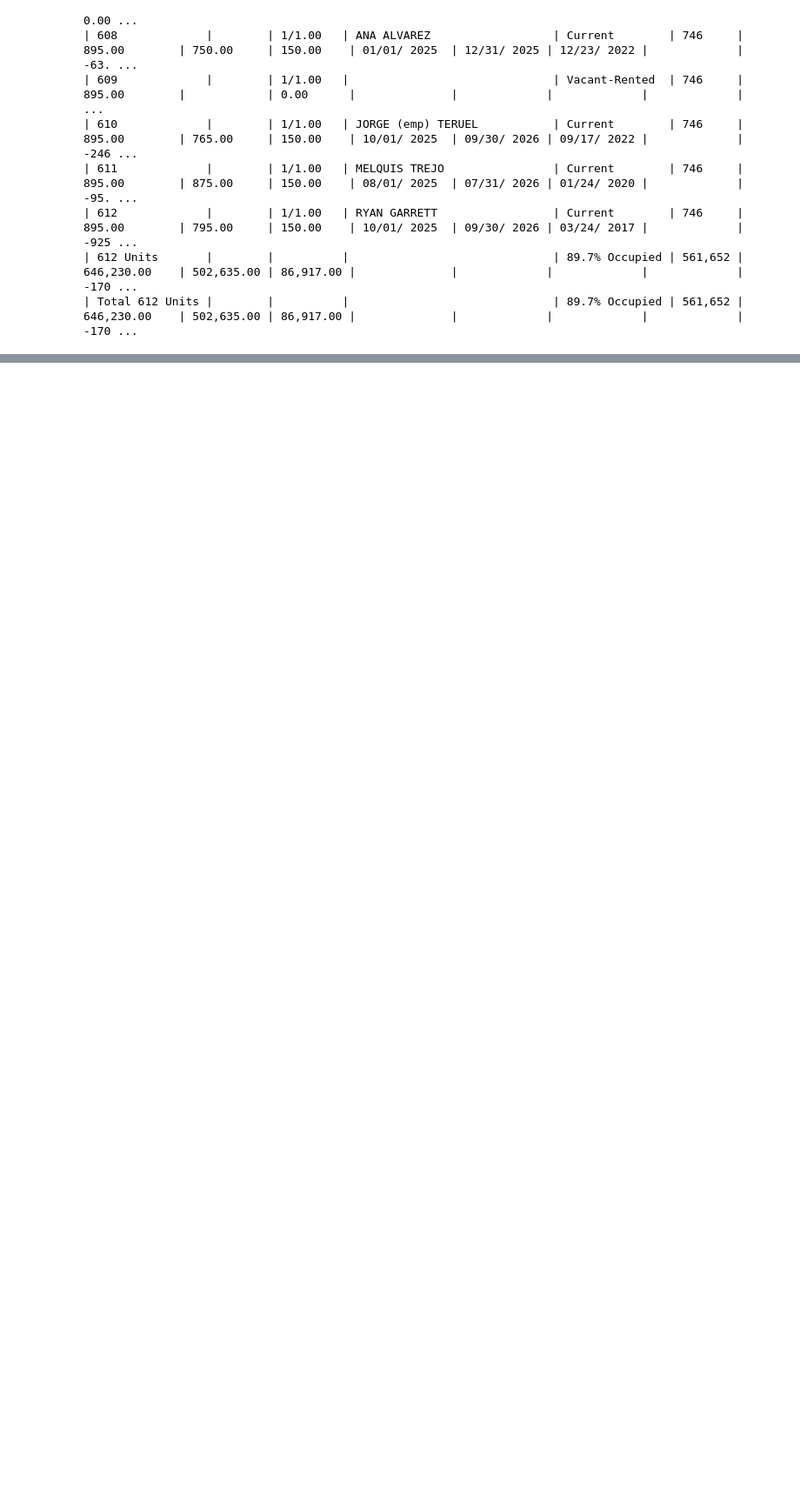
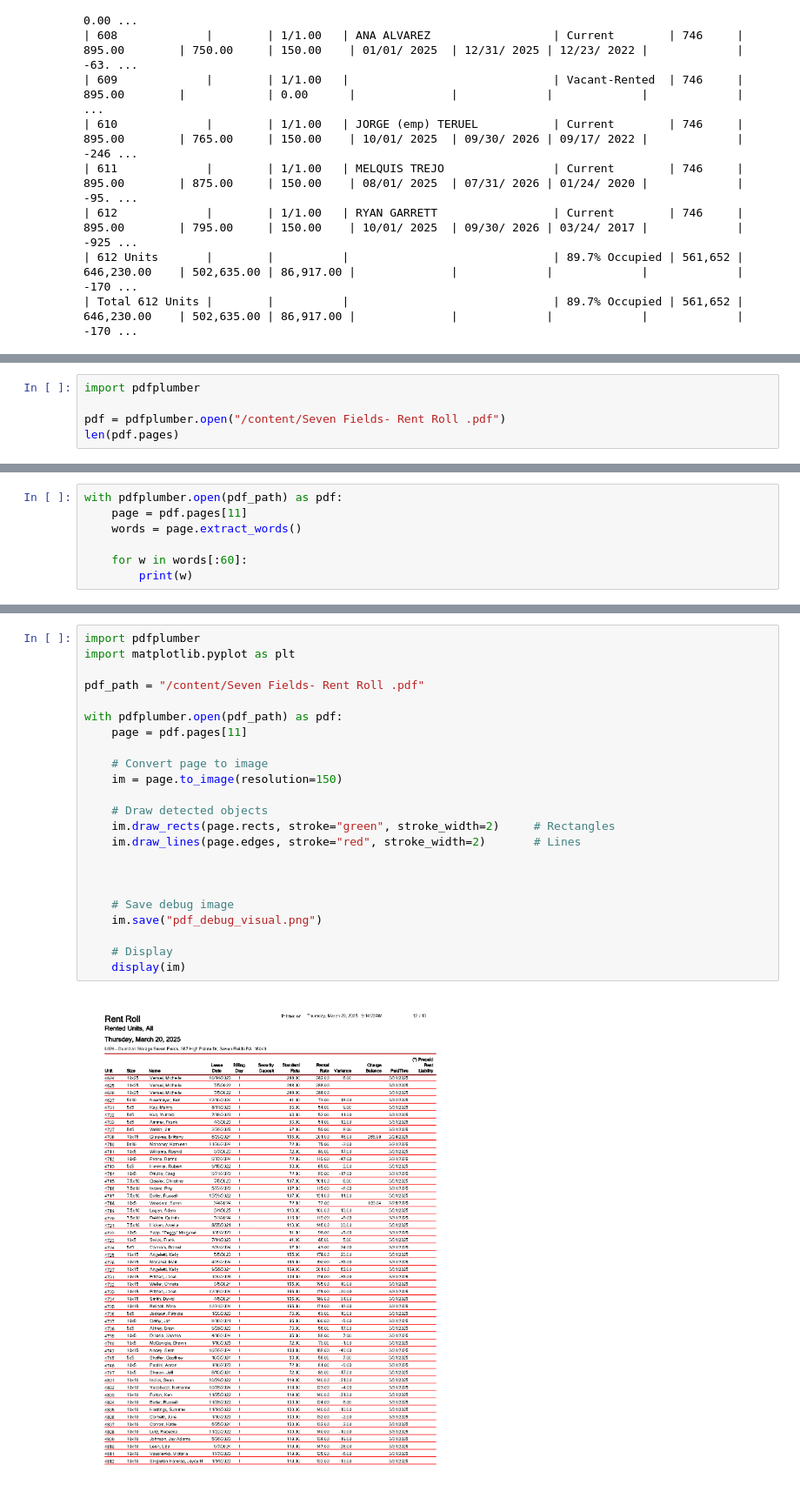
Before and after one commit to Imtiaj-Sajin/pdf-to-excel, a Jupyter notebook: RentRoll_extractor.ipynb, the cells around one changed output, grey strips where cells are left out. Shown at 87% size. Cells and saved outputs as stored; diff of their text form; blank space fills up the shorter version.

```diff
--- a/RentRoll_extractor.ipynb
+++ b/RentRoll_extractor.ipynb
@@ -3298,0 +3307,5 @@ Saved to /content/Perfect_Rent_Roll.csv
+# %%
+import pdfplumber
+
+pdf = pdfplumber.open("/content/Seven Fields- Rent Roll .pdf")
+len(pdf.pages)
@@ -3298,0 +3421,7 @@ Saved to /content/Perfect_Rent_Roll.csv
+# %%
+with pdfplumber.open(pdf_path) as pdf:
+    page = pdf.pages[11]
+    words = page.extract_words()
+
+    for w in words[:60]:
+        print(w)
@@ -3298,0 +3446,25 @@ Saved to /content/Perfect_Rent_Roll.csv
+# %%
+import pdfplumber
+import matplotlib.pyplot as plt
+
+pdf_path = "/content/Seven Fields- Rent Roll .pdf"
+
+with pdfplumber.open(pdf_path) as pdf:
+    page = pdf.pages[11]
+
+    # Convert page to image
+    im = page.to_image(resolution=150)
+
+    # Draw detected objects
+    im.draw_rects(page.rects, stroke="green", stroke_width=2)     # Rectangles
+    im.draw_lines(page.edges, stroke="red", stroke_width=2)       # Lines
+
+
+
+    # Save debug image
+    im.save("pdf_debug_visual.png")
+
+    # Display
+    display(im)
+# %% [output]
+[figure, added]
```
Also changed, not shown: parts of 10 cells of this notebook.
